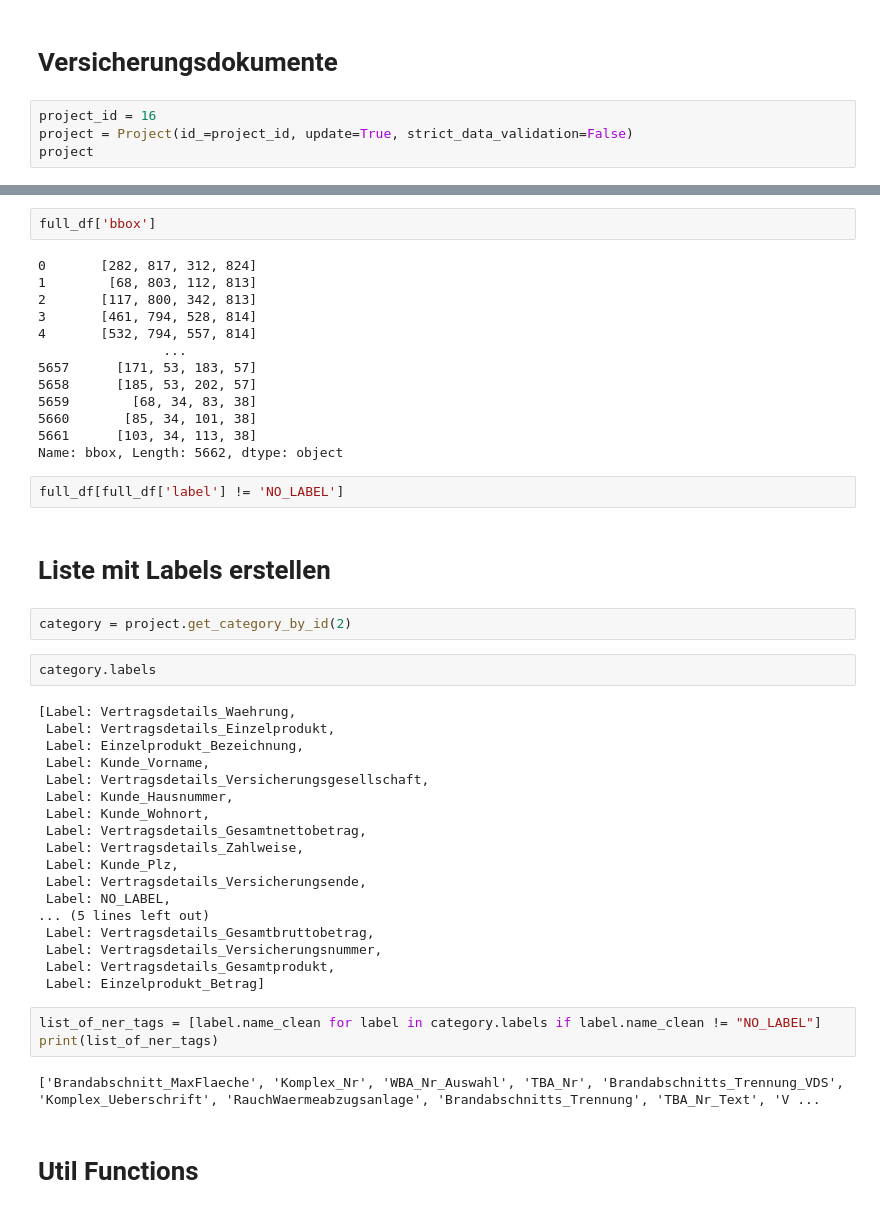
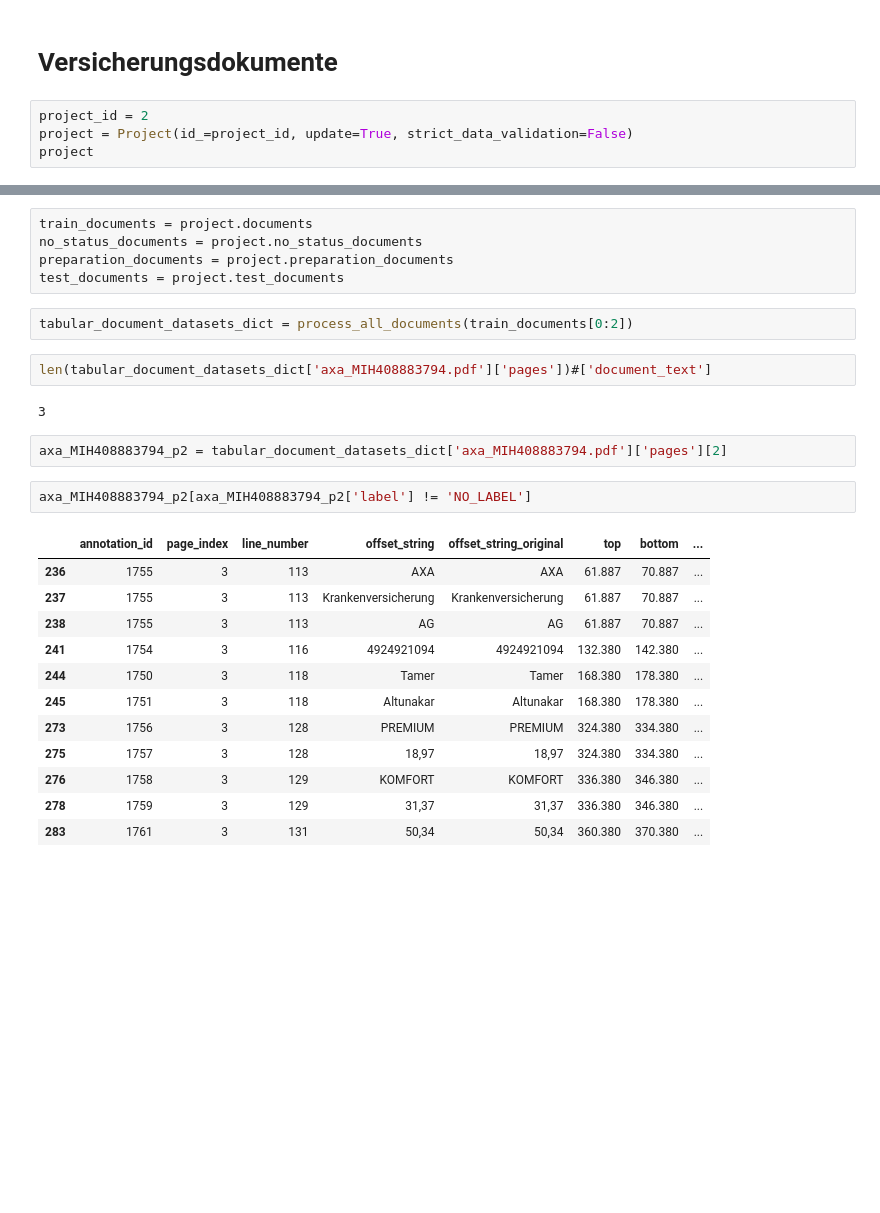
Before and after one commit to amoelle/konfuzio-huggingface-annotations-converter, a Jupyter notebook: annotations_converter.ipynb, the cells around one changed output, grey strips where cells are left out. Drawn from its saved outputs; the diff is of its cells as text; blank space fills up the shorter version.

```diff
--- a/annotations_converter.ipynb
+++ b/annotations_converter.ipynb
@@ -13,7 +460,7 @@ ERROR:root:A library tensorflow-cpu has not been found, so Konfuzio SDK is initi
 # %% [markdown]
 # Versicherungsdokumente
 # %%
-project_id = 16
+project_id = 2
 project = Project(id_=project_id, update=True, strict_data_validation=False)
 project
 # %% [output]
@@ -290,48 +468,28 @@ full_df[(full_df['start_offset'] >= 35759) & (full_df['end_offset'] <= 52736)]
-# %%
-full_df['bbox']
-# %% [output]
-0       [282, 817, 312, 824]
-1        [68, 803, 112, 813]
-2       [117, 800, 342, 813]
-3       [461, 794, 528, 814]
-4       [532, 794, 557, 814]
-                ...
-5657      [171, 53, 183, 57]
-5658      [185, 53, 202, 57]
-5659        [68, 34, 83, 38]
-5660       [85, 34, 101, 38]
-5661      [103, 34, 113, 38]
-Name: bbox, Length: 5662, dtype: object
+# %%
+train_documents = project.documents
+no_status_documents = project.no_status_documents
+preparation_documents = project.preparation_documents
+test_documents = project.test_documents
+# %%
+tabular_document_datasets_dict = process_all_documents(train_documents[0:2])
+# %%
+len(tabular_document_datasets_dict['axa_MIH408883794.pdf']['pages'])#['document_text']
+# %% [output]
+3
+# %%
+axa_MIH408883794_p2 = tabular_document_datasets_dict['axa_MIH408883794.pdf']['pages'][2]
 # %%
-full_df[full_df['label'] != 'NO_LABEL']
+axa_MIH408883794_p2[axa_MIH408883794_p2['label'] != 'NO_LABEL']
+# %% [output]
+|  | annotation_id | page_index | line_number | offset_string | offset_string_original | top | bottom | ... |
+| 236 | 1755 | 3 | 113 | AXA | AXA | 61.887 | 70.887 | ... |
+| 237 | 1755 | 3 | 113 | Krankenversicherung | Krankenversicherung | 61.887 | 70.887 | ... |
+| 238 | 1755 | 3 | 113 | AG | AG | 61.887 | 70.887 | ... |
+| 241 | 1754 | 3 | 116 | 4924921094 | 4924921094 | 132.380 | 142.380 | ... |
+| 244 | 1750 | 3 | 118 | Tamer | Tamer | 168.380 | 178.380 | ... |
+| 245 | 1751 | 3 | 118 | Altunakar | Altunakar | 168.380 | 178.380 | ... |
+| 273 | 1756 | 3 | 128 | PREMIUM | PREMIUM | 324.380 | 334.380 | ... |
+| 275 | 1757 | 3 | 128 | 18,97 | 18,97 | 324.380 | 334.380 | ... |
+| 276 | 1758 | 3 | 129 | KOMFORT | KOMFORT | 336.380 | 346.380 | ... |
+| 278 | 1759 | 3 | 129 | 31,37 | 31,37 | 336.380 | 346.380 | ... |
+| 283 | 1761 | 3 | 131 | 50,34 | 50,34 | 360.380 | 370.380 | ... |
-# %% [markdown]
-# Liste mit Labels erstellen
-# %%
-category = project.get_category_by_id(2)
-# %%
-category.labels
-# %% [output]
-[Label: Vertragsdetails_Waehrung,
- Label: Vertragsdetails_Einzelprodukt,
- Label: Einzelprodukt_Bezeichnung,
- Label: Kunde_Vorname,
- Label: Vertragsdetails_Versicherungsgesellschaft,
- Label: Kunde_Hausnummer,
- Label: Kunde_Wohnort,
- Label: Vertragsdetails_Gesamtnettobetrag,
- Label: Vertragsdetails_Zahlweise,
- Label: Kunde_Plz,
- Label: Vertragsdetails_Versicherungsende,
- Label: NO_LABEL,
-... (5 lines left out)
- Label: Vertragsdetails_Gesamtbruttobetrag,
- Label: Vertragsdetails_Versicherungsnummer,
- Label: Vertragsdetails_Gesamtprodukt,
- Label: Einzelprodukt_Betrag]
-# %%
-list_of_ner_tags = [label.name_clean for label in category.labels if label.name_clean != "NO_LABEL"]
-print(list_of_ner_tags)
-# %% [output]
-['Brandabschnitt_MaxFlaeche', 'Komplex_Nr', 'WBA_Nr_Auswahl', 'TBA_Nr', 'Brandabschnitts_Trennung_VDS', 'Komplex_Ueberschrift', 'RauchWaermeabzugsanlage', 'Brandabschnitts_Trennung', 'TBA_Nr_Text', 'V ...
-# %% [markdown]
-# Util Functions
```
Also changed, not shown: parts of 26 cells of this notebook, 5 other files.
